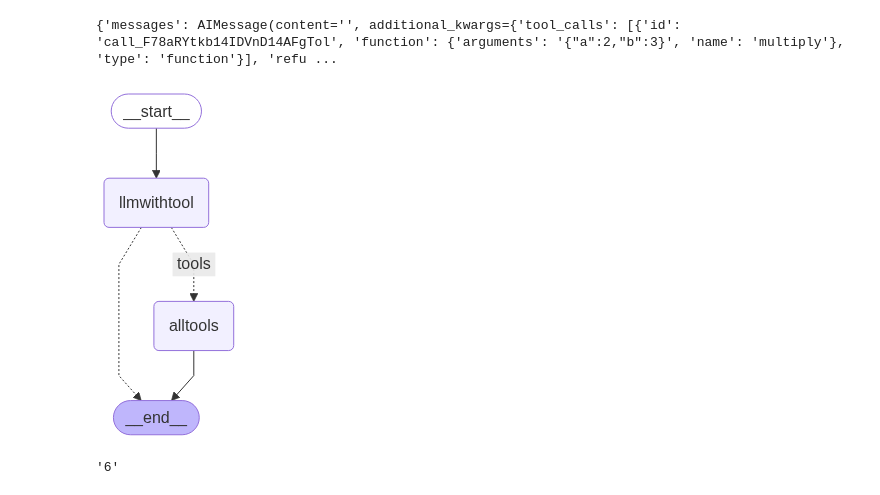
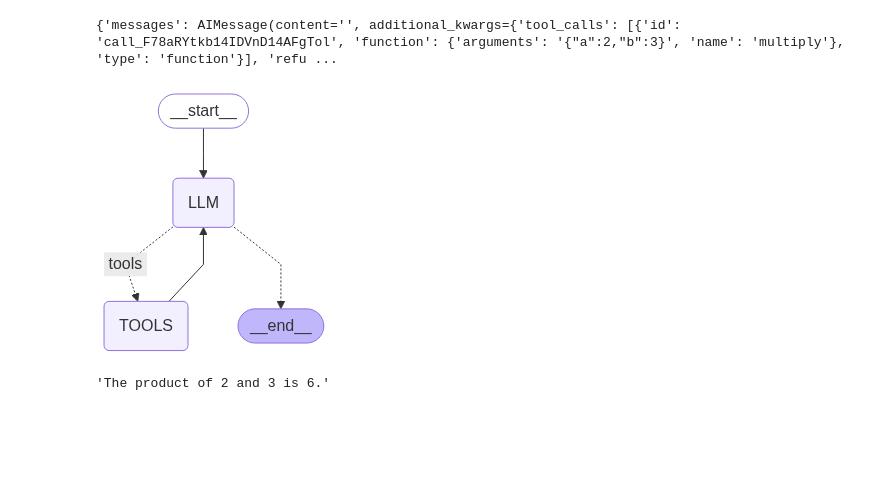
Before and after one commit to VinodNallavade/AgenticAI, a Jupyter notebook: langgraph/class-3/toolcalling.ipynb, the cells around one changed output. Saved outputs shown, nothing was run; the diff lists cells and outputs as text; code cells hidden in the pictures; blank space fills up the shorter version.

```diff
--- a/langgraph/class-3/toolcalling.ipynb
+++ b/langgraph/class-3/toolcalling.ipynb
@@ -105,25 +105,26 @@ def router_function(state: MessagesState)->MessagesState:
     return END
 # %%
 workflow = StateGraph(MessagesState)
-workflow.add_node("llmwithtool",call_model)
-workflow.add_node("alltools",ToolNode(tools))
+workflow.add_node("LLM",call_model)
+workflow.add_node("TOOLS",ToolNode(tools))
 
 
-workflow.add_edge(START,"llmwithtool")
-workflow.add_conditional_edges("llmwithtool",router_function,
+workflow.add_edge(START,"LLM")
+workflow.add_conditional_edges("LLM",router_function,
                                {
-                                   "tools":"alltools",
+                                   "tools":"TOOLS",
                                    END:END
                                }
                                )
+workflow.add_edge("TOOLS","LLM")
 compiledworkflow = workflow.compile()
 
 display(Image(compiledworkflow.get_graph().draw_mermaid_png()))
 # %% [output]
-[figure, old version]
+[figure, new version]
 # %%
 response= compiledworkflow.invoke({"messages":[HumanMessage(content="Multiply 2 with 3?")]})
 response["messages"][-1].content
 # %% [output]
-'6'
+'The product of 2 and 3 is 6.'
 # %%
```
Also changed, not shown: parts of 3 cells of this notebook.
